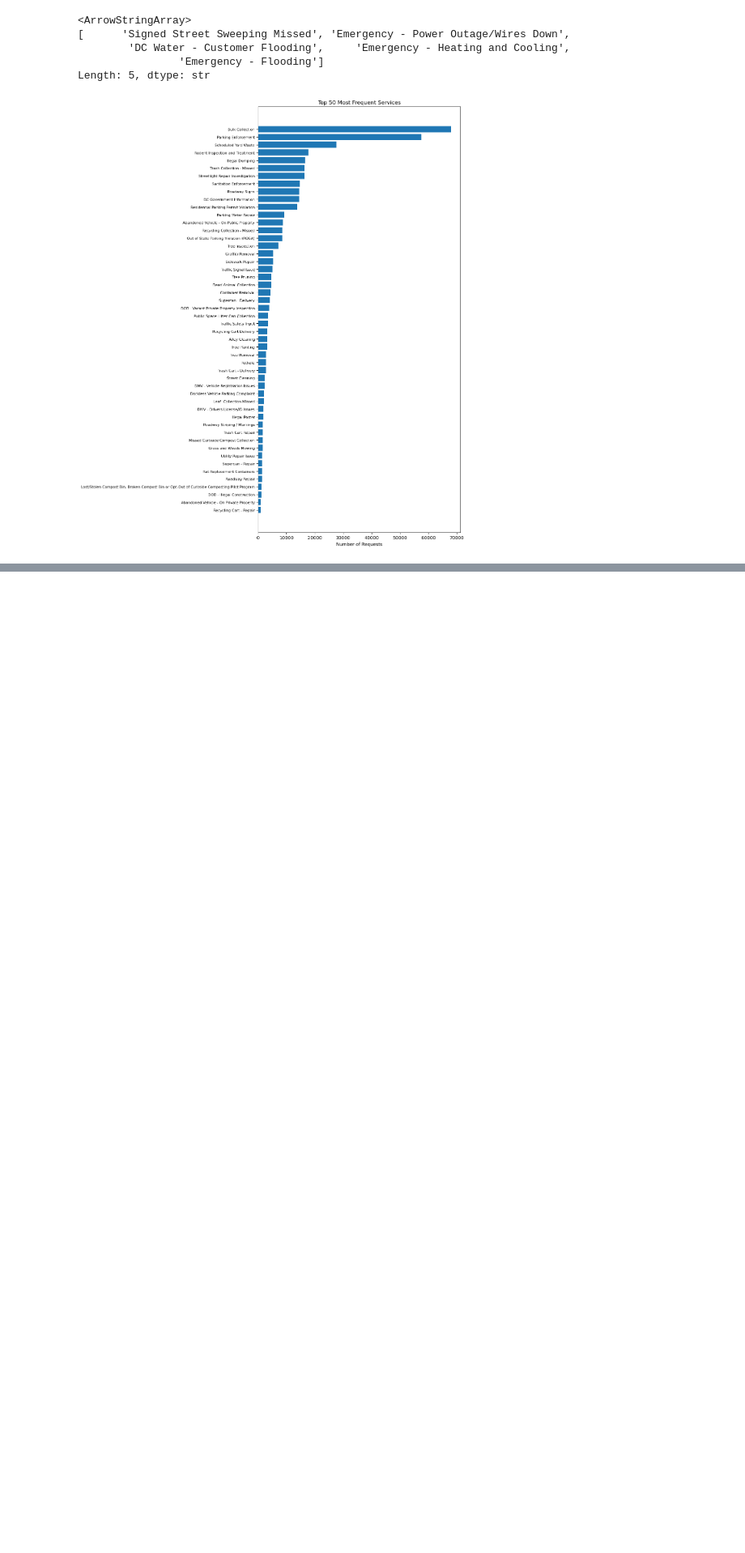
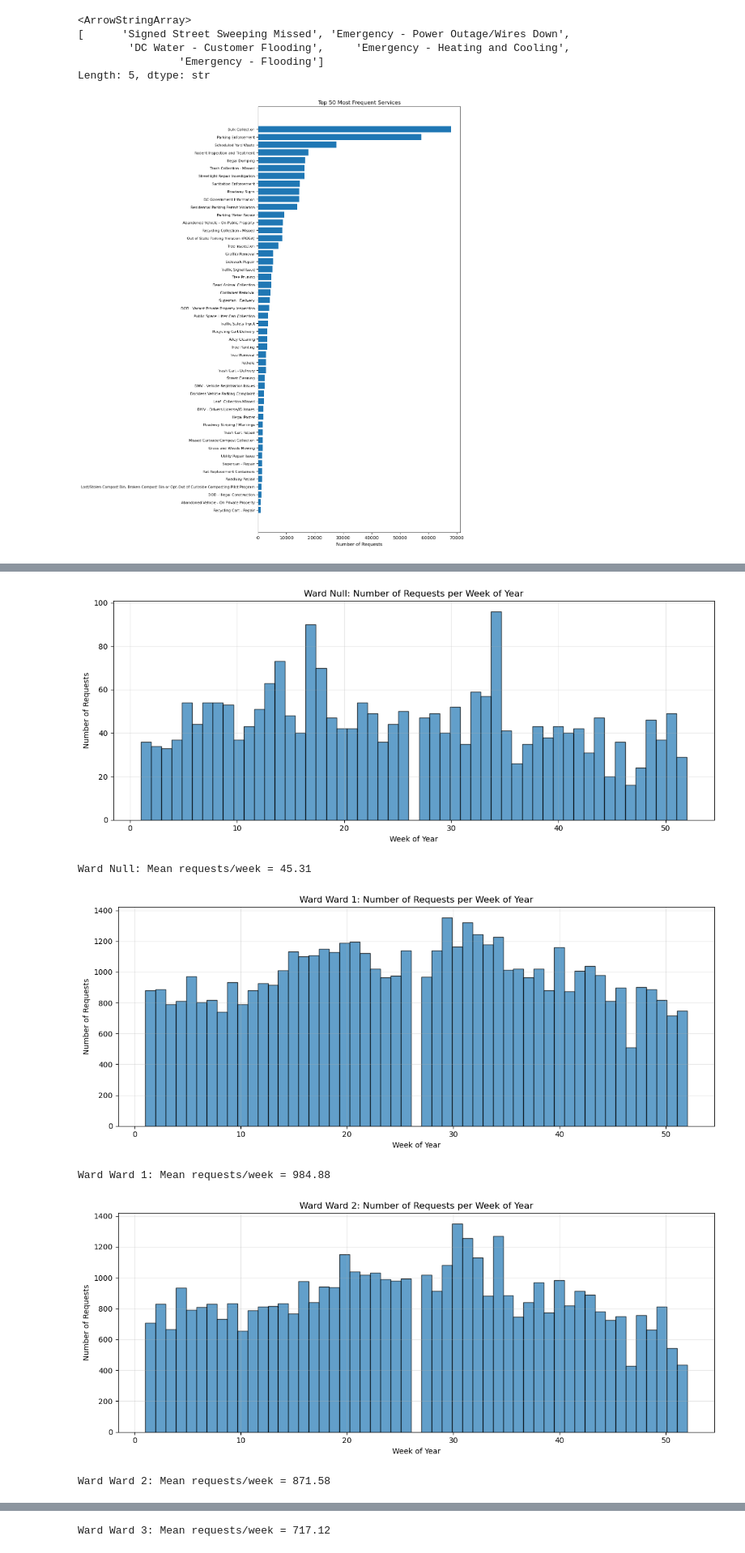
Before and after one commit to Erdos-Projects/spring-2026-dc-311, a Jupyter notebook: eda_2023.ipynb, the cells around one changed output, grey strips where cells are left out. Shown at 81% size. Cells and saved outputs as stored; diff of their text form; code cells hidden in the pictures; blank space fills up the shorter version.

```diff
--- a/eda_2023.ipynb
+++ b/eda_2023.ipynb
@@ -212,0 +375,23 @@ plt.show()
+# %%
+# For each ward: histogram of requests per week of year
+for ward in sorted(wards_list):
+    ward_data = df_with_ward[df_with_ward['WARD'] == ward]
+    requests_by_week = ward_data.groupby('WEEK').size()
+
+    fig, ax = plt.subplots(figsize=(12, 5))
+    ax.hist(requests_by_week.index, bins=53, weights=requests_by_week.values, edgecolor='black', alpha=0.7)
+    ax.set_xlabel('Week of Year')
+    ax.set_ylabel('Number of Requests')
+    ax.set_title(f'Ward {ward}: Number of Requests per Week of Year')
+    ax.grid(True, alpha=0.3)
+    plt.tight_layout()
+    plt.show()
+
+    print(f"Ward {ward}: Mean requests/week = {requests_by_week.mean():.2f}")
+# %% [output]
+[figure, added]
+Ward Null: Mean requests/week = 45.31
+[figure, added]
+Ward Ward 1: Mean requests/week = 984.88
+[figure, added]
+Ward Ward 2: Mean requests/week = 871.58
@@ -212,0 +399 @@ plt.show()
+Ward Ward 3: Mean requests/week = 717.12
```
Also changed, not shown: parts of 38 cells of this notebook, 2 other files.
